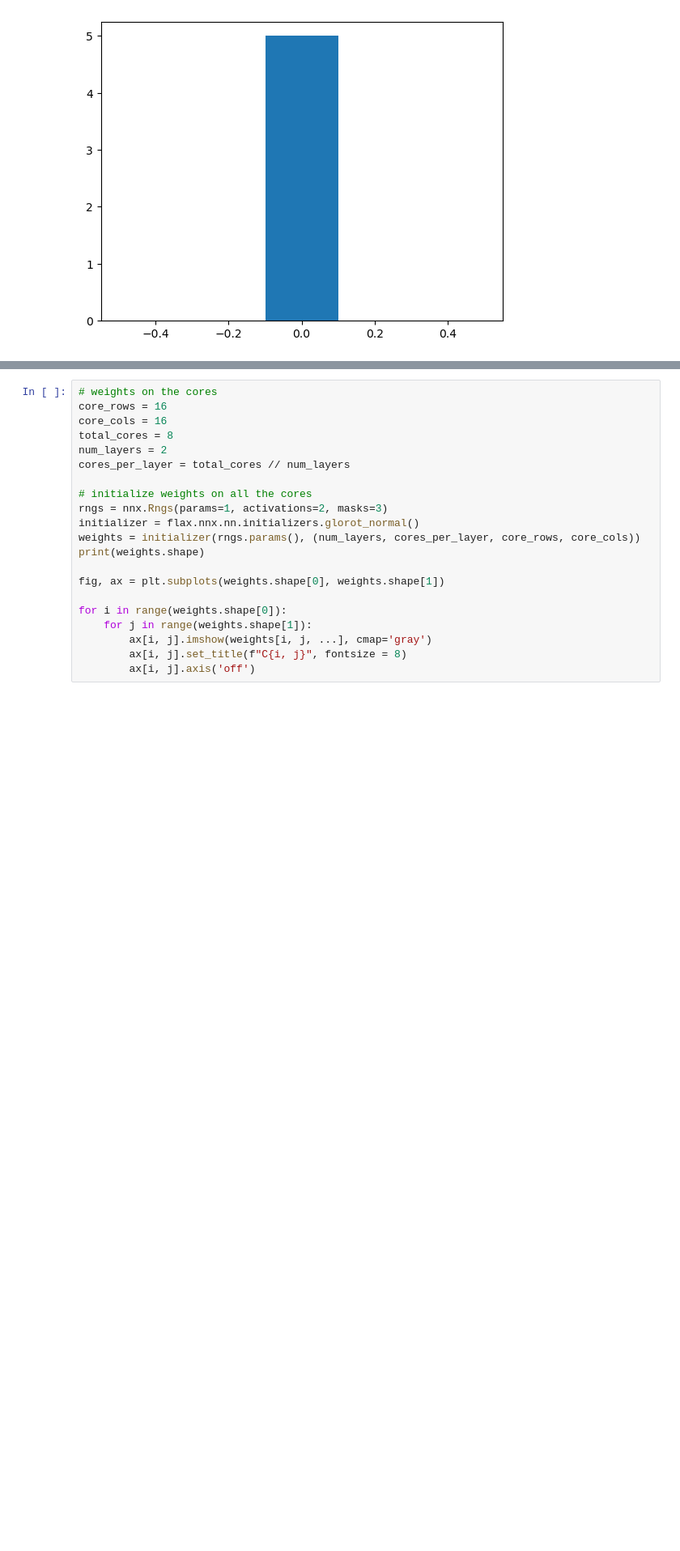
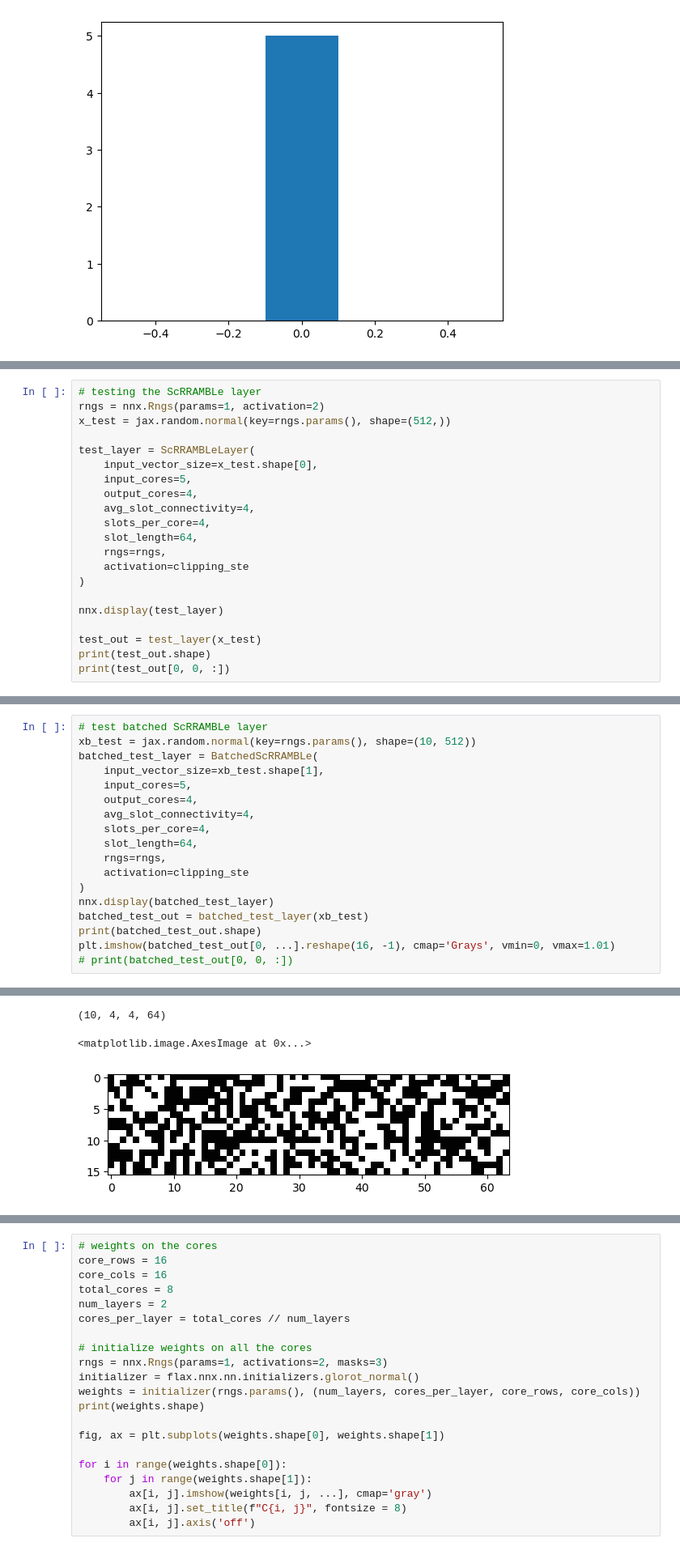
Before and after one commit to Integrated-Systems-Neuroengineering/scrramble, a Jupyter notebook: Notebooks/toy_models_of_connectivity.ipynb, the cells around one changed output, grey strips where cells are left out. Shown at 81% size. Cells and saved outputs as stored; diff of their text form; blank space fills up the shorter version.

Commit message:
ScRRAMBLe module online, todo-work on training

```diff
--- a/Notebooks/toy_models_of_connectivity.ipynb
+++ b/Notebooks/toy_models_of_connectivity.ipynb
@@ -215,0 +375,21 @@ balanced!
+# %%
+# testing the ScRRAMBLe layer
+rngs = nnx.Rngs(params=1, activation=2)
+x_test = jax.random.normal(key=rngs.params(), shape=(512,))
+
+test_layer = ScRRAMBLeLayer(
+    input_vector_size=x_test.shape[0],
+    input_cores=5,
+    output_cores=4,
+    avg_slot_connectivity=4,
+    slots_per_core=4,
+    slot_length=64,
+    rngs=rngs,
+    activation=clipping_ste
+)
+
+nnx.display(test_layer)
+
+test_out = test_layer(x_test)
+print(test_out.shape)
+print(test_out[0, 0, :])
@@ -215,0 +403,19 @@ balanced!
+# %%
+# test batched ScRRAMBLe layer
+xb_test = jax.random.normal(key=rngs.params(), shape=(10, 512))
+batched_test_layer = BatchedScRRAMBLe(
+    input_vector_size=xb_test.shape[1],
+    input_cores=5,
+    output_cores=4,
+    avg_slot_connectivity=4,
+    slots_per_core=4,
+    slot_length=64,
+    rngs=rngs,
+    activation=clipping_ste
+)
+nnx.display(batched_test_layer)
+batched_test_out = batched_test_layer(xb_test)
+print(batched_test_out.shape)
+plt.imshow(batched_test_out[0, ...].reshape(16, -1), cmap='Grays', vmin=0, vmax=1.01)
+# print(batched_test_out[0, 0, :])
+# %% [output]
@@ -215,0 +424,3 @@ balanced!
+(10, 4, 4, 64)
+<matplotlib.image.AxesImage at 0x...>
+[figure, added]
```
Also changed, not shown: parts of 13 cells of this notebook, 1 other file.
